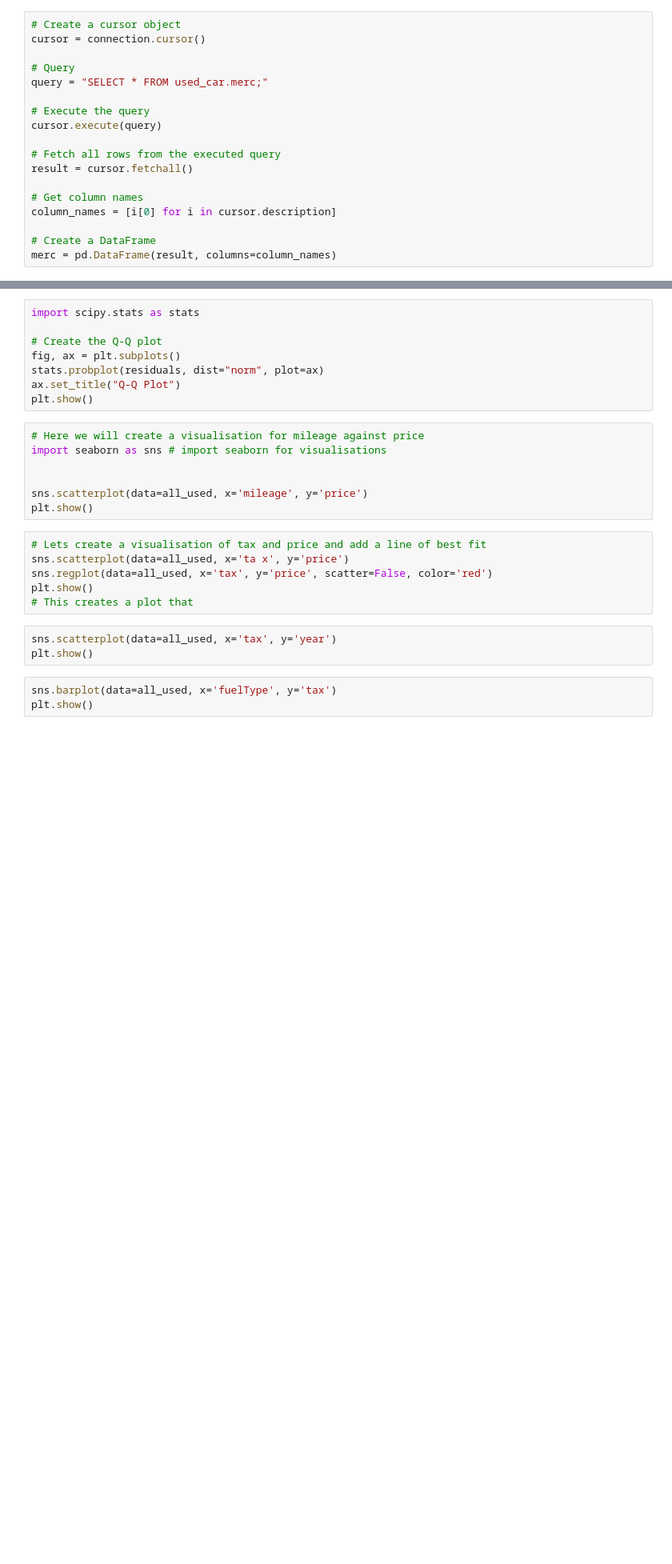
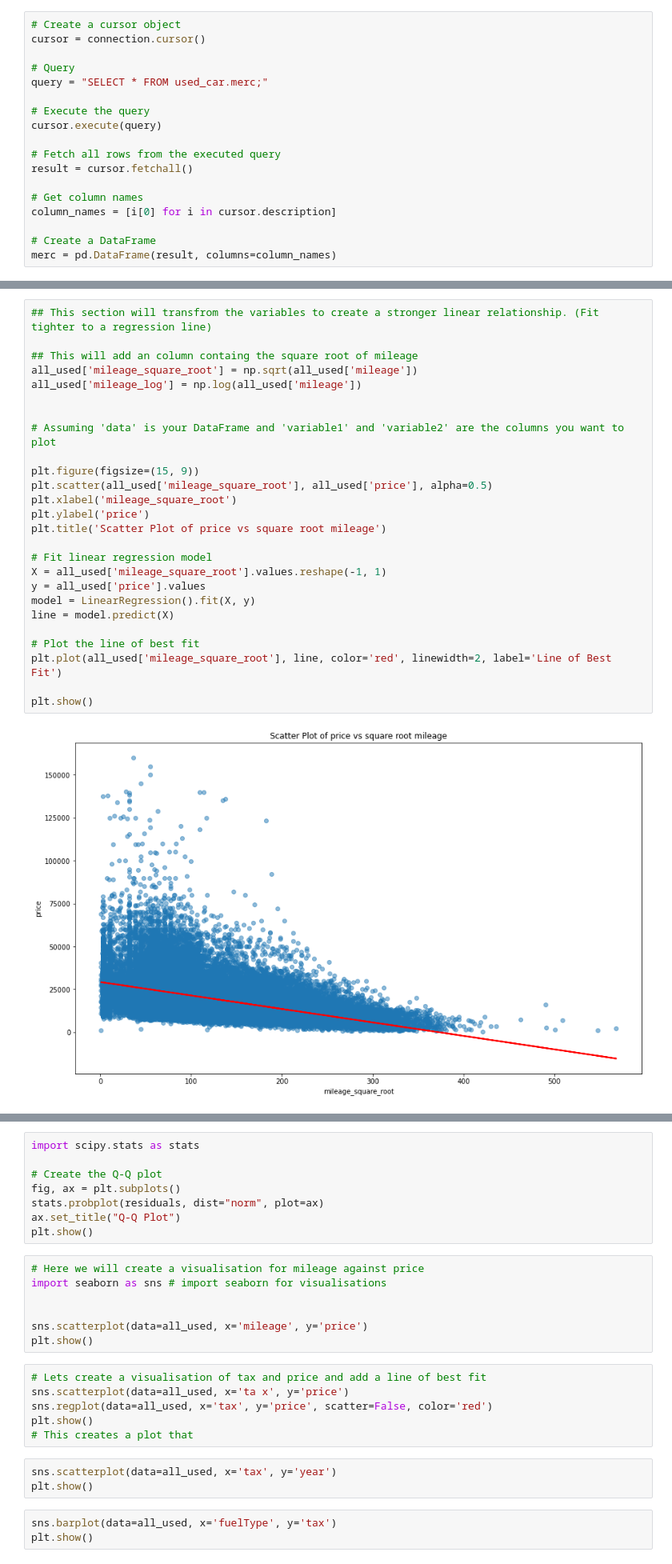
Before and after one commit to Daniel-Peacock/Used_car_Python_linear_regression, a Jupyter notebook: Used_car regression.ipynb, the cells around one changed output, grey strips where cells are left out. Shown at 80% size. Cells and saved outputs as stored; diff of their text form; blank space fills up the shorter version.

```diff
--- a/Used_car regression.ipynb
+++ b/Used_car regression.ipynb
@@ -321,0 +198,28 @@ all_used
+# %%
+## This section will transfrom the variables to create a stronger linear relationship. (Fit tighter to a regression line)
+
+## This will add an column containg the square root of mileage
+all_used['mileage_square_root'] = np.sqrt(all_used['mileage'])
+all_used['mileage_log'] = np.log(all_used['mileage'])
+
+
+# Assuming 'data' is your DataFrame and 'variable1' and 'variable2' are the columns you want to plot
+
+plt.figure(figsize=(15, 9))
+plt.scatter(all_used['mileage_square_root'], all_used['price'], alpha=0.5)
+plt.xlabel('mileage_square_root')
+plt.ylabel('price')
+plt.title('Scatter Plot of price vs square root mileage')
+
+# Fit linear regression model
+X = all_used['mileage_square_root'].values.reshape(-1, 1)
+y = all_used['price'].values
+model = LinearRegression().fit(X, y)
+line = model.predict(X)
+
+# Plot the line of best fit
+plt.plot(all_used['mileage_square_root'], line, color='red', linewidth=2, label='Line of Best Fit')
+
+plt.show()
+# %% [output]
+[figure, added]
```
Also changed, not shown: parts of 17 cells of this notebook.
